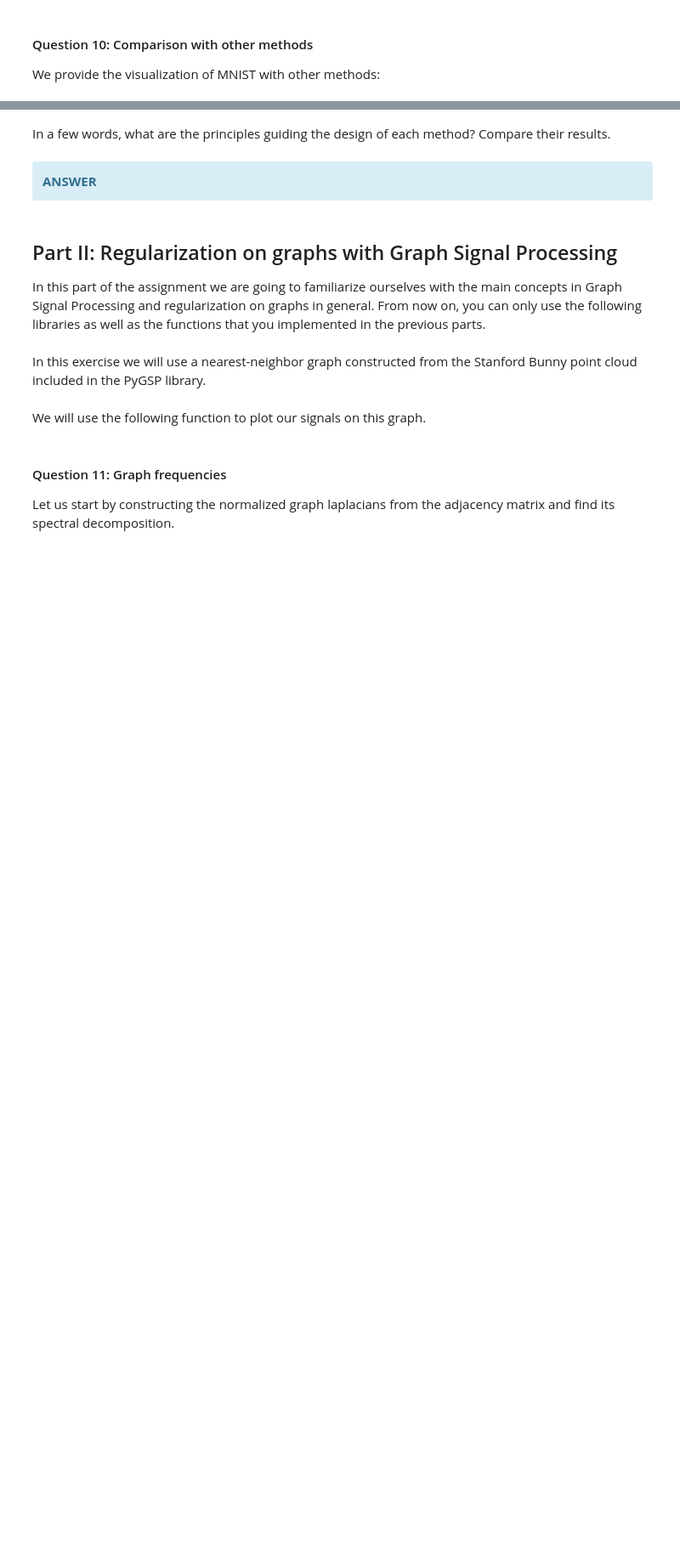
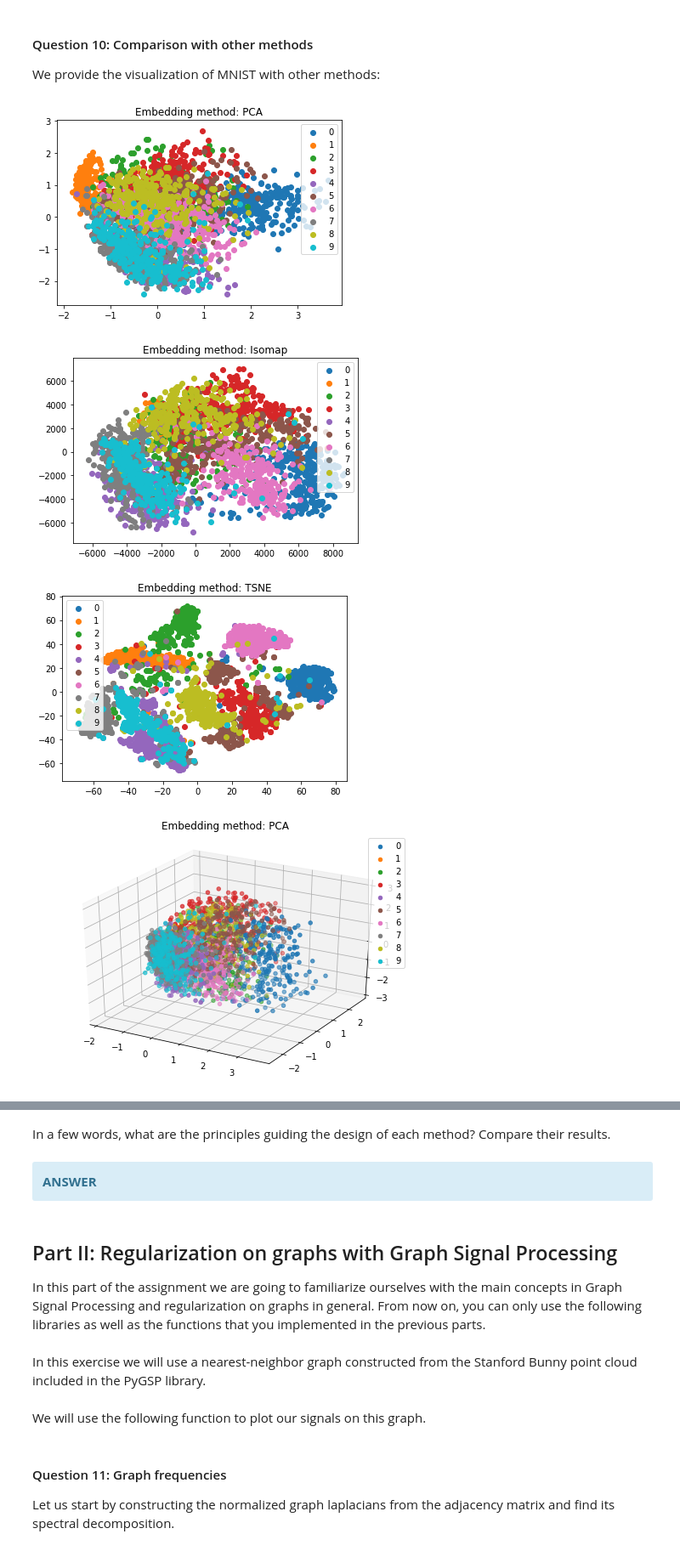
Before and after one commit to JelenaBanjac/network-science-and-graphs, a Jupyter notebook: 2_learning_with_graphs.ipynb, the cells around one changed output, grey strips where cells are left out. Shown at 85% size. Drawn from its saved outputs; the diff is of its cells as text; code cells hidden in the pictures; blank space fills up the shorter version.

```diff
--- a/2_learning_with_graphs.ipynb
+++ b/2_learning_with_graphs.ipynb
@@ -376,36 +401,41 @@ from sklearn.decomposition import PCA
 from sklearn.manifold import TSNE, Isomap
 
 # This cell can take a few minutes to run
-run_this_cell = False
+run_this_cell = True
 
 if run_this_cell:
     # In 2d
     embeddings = [PCA(n_components=2, copy=True, whiten=True, tol=1e-5),
                   Isomap(n_components=2, n_neighbors=5),
                   TSNE(n_components=2)]
 
     for embedding in embeddings:
         X_embedded = embedding.fit_transform(X_mnist)
         fig = plt.figure()
         for i in classes:
             mask = y_mnist == i
             plt.scatter(X_embedded[mask, 0], X_embedded[mask, 1], label=i)
         plt.legend()
         plt.title('Embedding method: '+ type(embedding).__name__)
         plt.show()
 
     # In 3d
     embeddings = [PCA(n_components=3, copy=True, whiten=True, tol=1e-5),
                   Isomap(n_components=3, n_neighbors=5),
                   TSNE(n_components=3)]
 
     for embedding in embeddings:
         X_embedded = embedding.fit_transform(X_mnist)
         fig = plt.figure()
         ax = Axes3D(fig)
         for i in classes:
             mask = y_mnist == i
             ax.scatter(X_embedded[mask, 0], X_embedded[mask, 1], X_embedded[mask, 2], label=i)
         ax.legend()
         ax.title.set_text('Embedding method: '+ type(embedding).__name__)
         plt.show()
+# %% [output]
+[figure, added]
+[figure, added]
+[figure, added]
+[figure, added]
```
Also changed, not shown: parts of 15 cells of this notebook.
